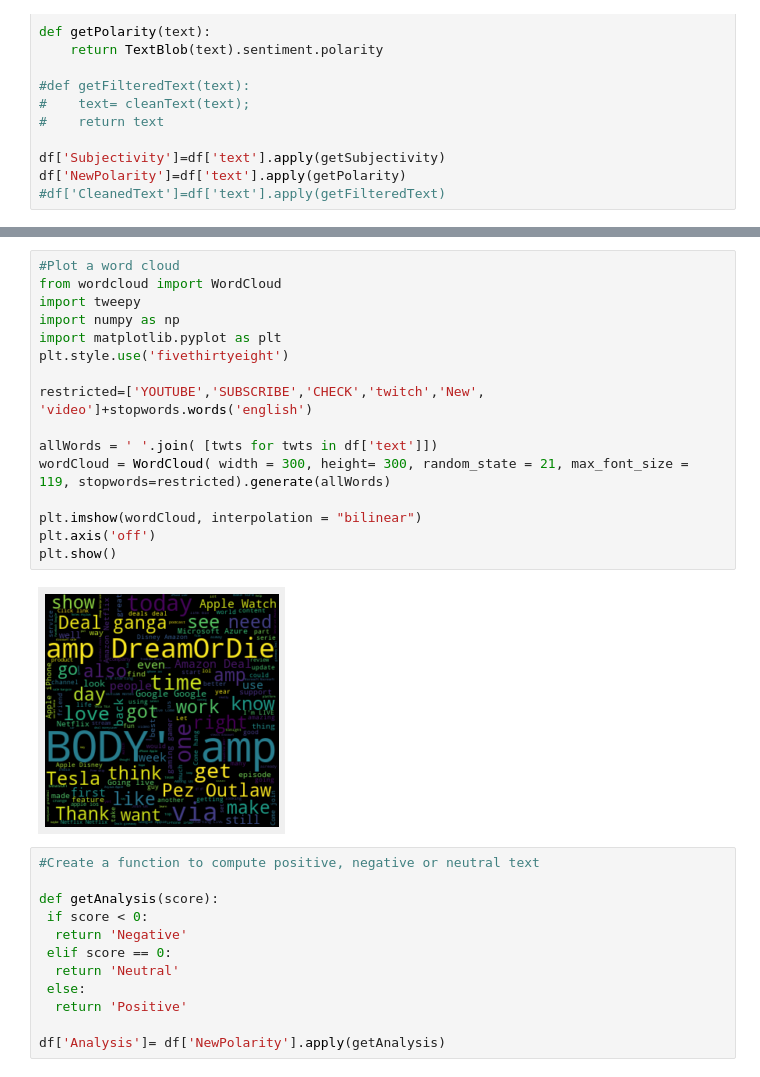
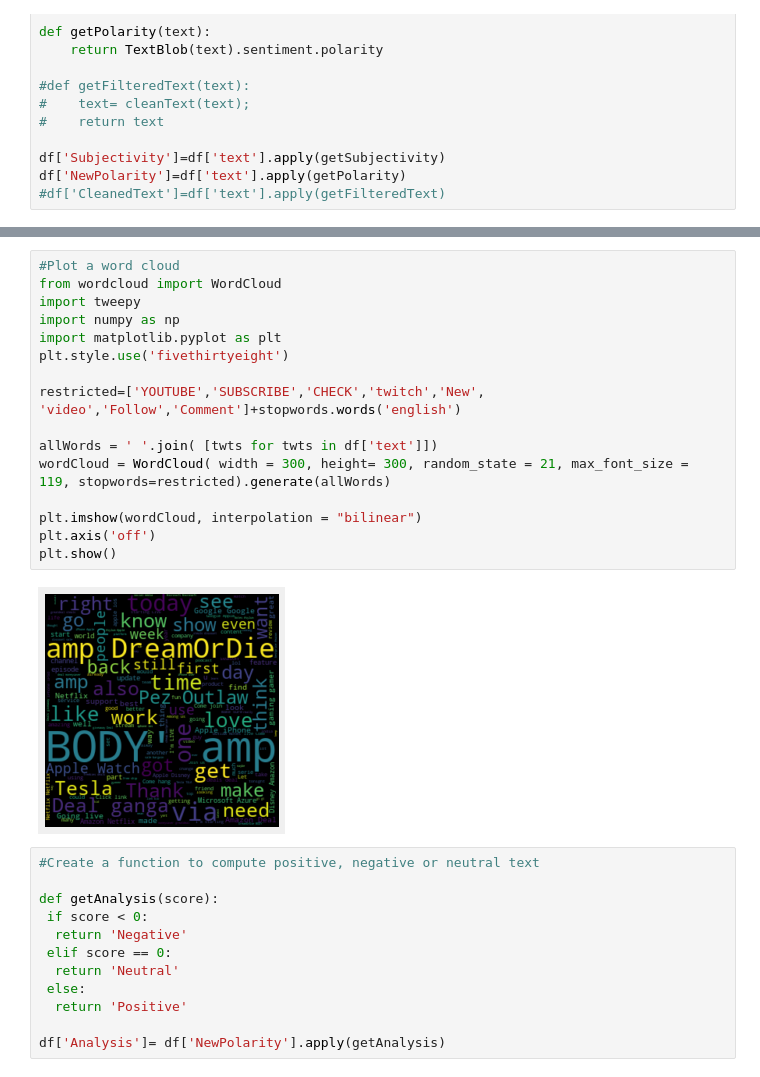
Before and after one commit to Arnav1511/OMSA, a Jupyter notebook: MajorProject.ipynb, the cells around one changed output, grey strips where cells are left out. Drawn from its saved outputs; the diff is of its cells as text.

```diff
--- a/MajorProject.ipynb
+++ b/MajorProject.ipynb
@@ -186,21 +171,21 @@ df[['file_name', 'text', 'Subjectivity', 'NewPolarity']].head(50)
 # %%
 #Plot a word cloud
 from wordcloud import WordCloud
 import tweepy
 import numpy as np
 import matplotlib.pyplot as plt
 plt.style.use('fivethirtyeight')
 
-restricted=['YOUTUBE','SUBSCRIBE','CHECK','twitch','New', 'video']+stopwords.words('english')
+restricted=['YOUTUBE','SUBSCRIBE','CHECK','twitch','New', 'video','Follow','Comment']+stopwords.words('english')
 
 allWords = ' '.join( [twts for twts in df['text']])
 wordCloud = WordCloud( width = 300, height= 300, random_state = 21, max_font_size = 119, stopwords=restricted).generate(allWords)
 
 plt.imshow(wordCloud, interpolation = "bilinear")
 plt.axis('off')
 plt.show()
 # %% [output]
-[figure, old version]
+[figure, new version]
 # %%
 #Create a function to compute positive, negative or neutral text
 
```
Also changed, not shown: parts of 12 cells of this notebook.
